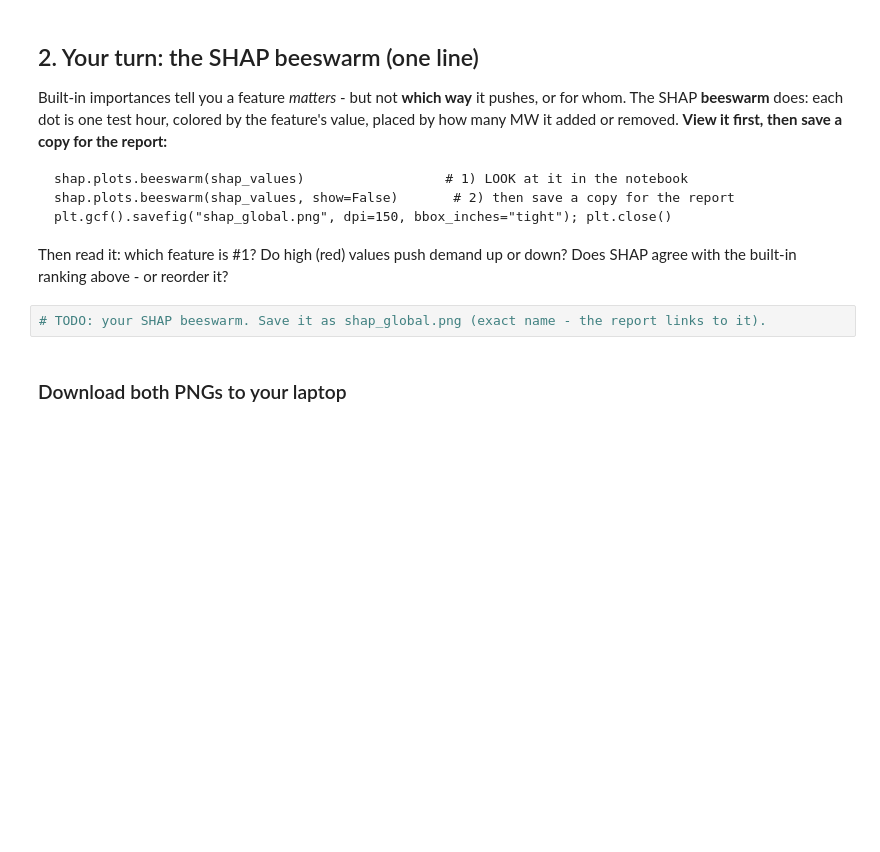
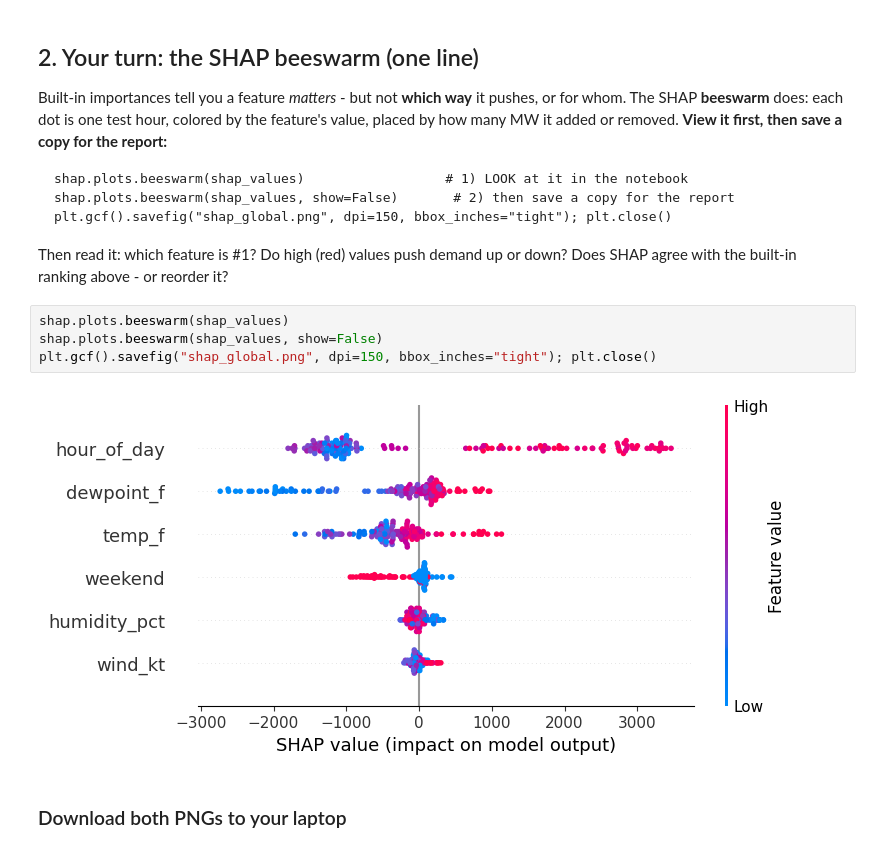
Before and after one commit to ShrutiPatel0311/OPIM-5512-Lab-2-qns25001-raa20002, a Jupyter notebook: src/Lab2_A_Global_SHAP (1).ipynb, the cells around one changed output. Drawn from its saved outputs; the diff is of its cells as text; blank space fills up the shorter version.

Commit message:
edits for the global A is done

```diff
--- a/src/Lab2_A_Global_SHAP.ipynb
+++ b/src/Lab2_A_Global_SHAP (1).ipynb
@@ -94,7 +94,11 @@ plt.gcf().savefig("shap_global.png", dpi=150, bbox_inches="tight"); plt.close()
 Then read it: which feature is #1? Do high (red) values push demand up or down? Does SHAP agree
 with the built-in ranking above - or reorder it?
 # %%
-# TODO: your SHAP beeswarm. Save it as shap_global.png (exact name - the report links to it).
+shap.plots.beeswarm(shap_values)
+shap.plots.beeswarm(shap_values, show=False)
+plt.gcf().savefig("shap_global.png", dpi=150, bbox_inches="tight"); plt.close()
+# %% [output]
+[figure, added]
 # %% [markdown]
 ### Download both PNGs to your laptop
 # %%
```
Also changed, not shown: parts of 1 cell of this notebook, 2 other files.
